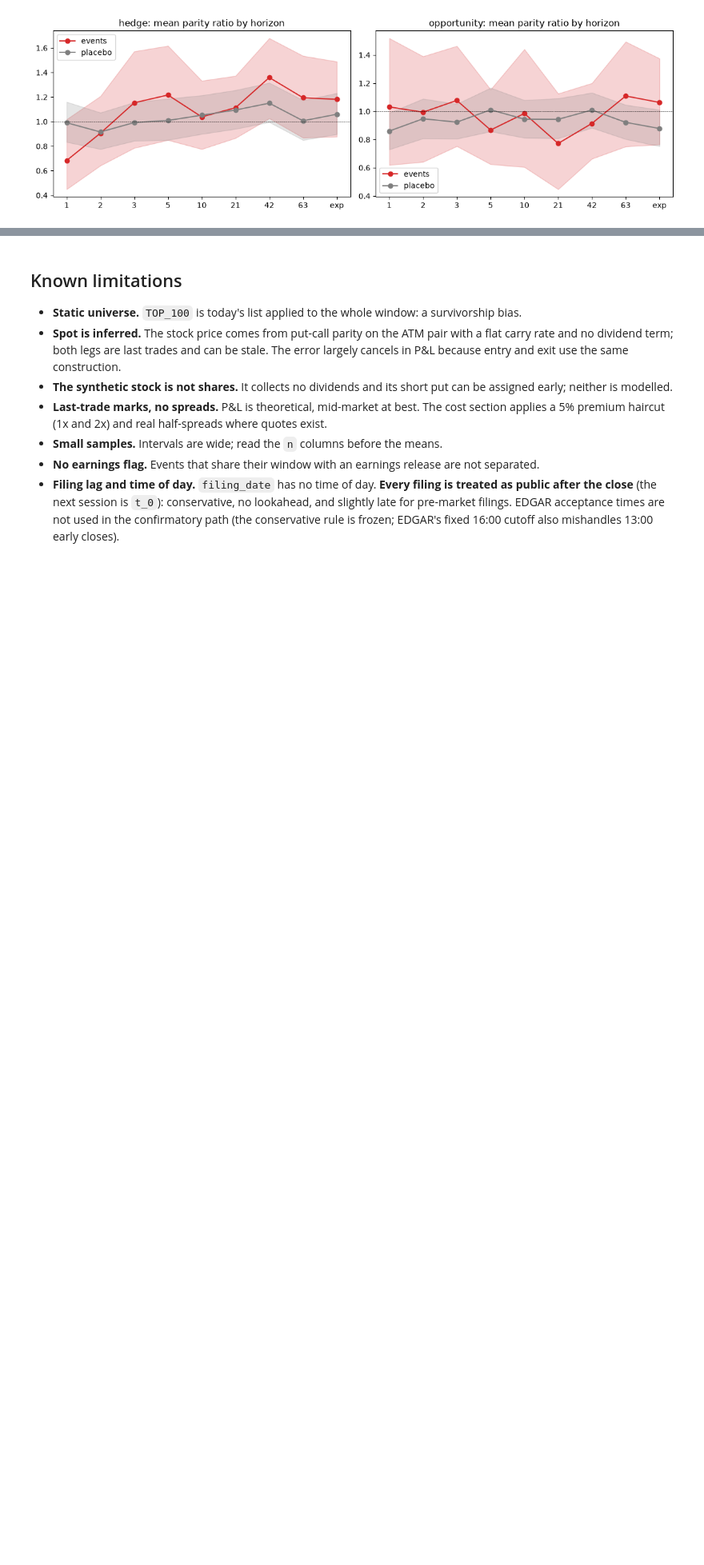
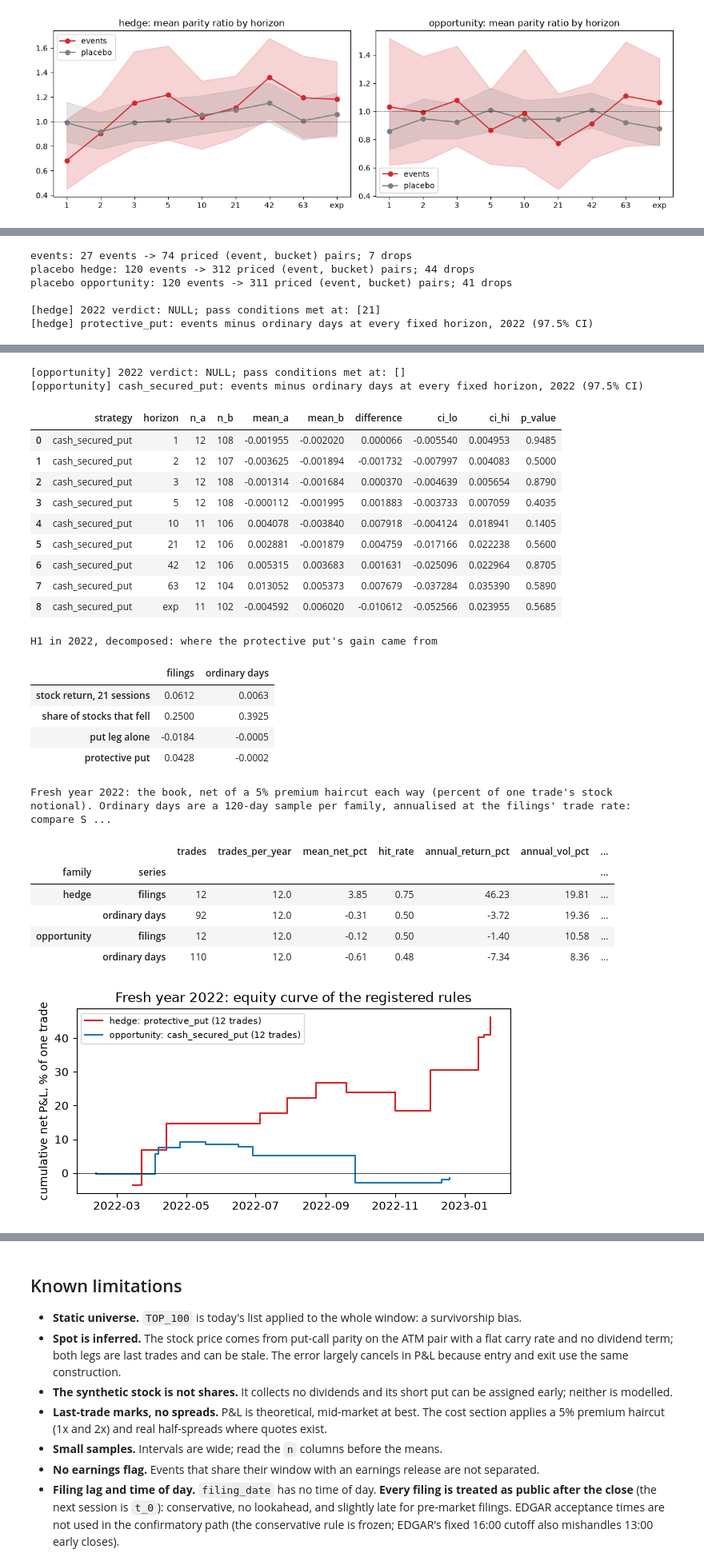
Before and after one commit to theomachado05/polybridge, a Jupyter notebook: research/massive_8k.ipynb, the cells around one changed output, grey strips where cells are left out. Shown at 80% size. Drawn from its saved outputs; the diff is of its cells as text; code cells hidden in the pictures; blank space fills up the shorter version.

```diff
--- a/research/massive_8k.ipynb
+++ b/research/massive_8k.ipynb
@@ -834,0 +696,24 @@ sessions after the filing, on a window with the power to detect a 0.5% edge.
+# %%
+if RUN_OOS:
+    OOS_LAST = pd.Timestamp(OOS_LAST_SESSION)
+    oos = run_family_study(client, cal, cfg, cfg.oos_start, cfg.oos_end, OOS_LAST, user_agent=None, max_workers=MAX_WORKERS)
+    print(f"Out-of-sample window {cfg.oos_start} -> {cfg.oos_end}; last session used for exits {OOS_LAST.date()} (pinned)")
+    for fam in FAMILIES:
+        chk = oos["checks"].get(fam)
+        r_e, r_p = of_family(oos["results"], fam), of_family(oos["placebo_results"], fam)
+        print(f"\n[{fam}] out-of-sample verdict: {verdict(chk)}")
+        if len(r_e) and len(r_p):
+            strat = chk["strategy"] if chk else None
+            show(difference_board(r_e, r_p, cfg, level=cfg.confirmatory_level, strategies=[strat]),
+                 f"[{fam}] {strat}: events minus ordinary days at every fixed horizon (97.5% CI; n < 5 has no interval)")
+            show(decay_table(r_e, cfg), f"[{fam}] parity decay, out-of-sample events")
+        ins = study["checks"].get(fam)
+        if chk is not None and ins is not None:
+            a = ins["pnl"][["horizon", "difference"]].rename(columns={"difference": "edge_in_sample"})
+            b = chk["pnl"][["horizon", "n_a", "difference"]].rename(columns={"n_a": "n_oos", "difference": "edge_oos"})
+            cmp_ = a.merge(b, on="horizon", how="left")
+            cmp_["same_sign"] = np.sign(cmp_.edge_in_sample) == np.sign(cmp_.edge_oos)
+            show(cmp_.set_index("horizon"), f"[{fam}] headline horizons: in-sample vs out-of-sample edge")
+    book_report(oos, 8 / 12, "Out-of-sample Jan-Aug 2026")
+else:
+    print("Out-of-sample not run (RUN_OOS = False). The committed single run is in results/oos/SUMMARY.md.")
@@ -834,0 +801,26 @@ sessions after the filing, on a window with the power to detect a 0.5% edge.
+# %%
+fresh = None if not RUN_FRESH_2022 else run_family_study(client, cal, cfg, "2022-01-01", "2022-12-31", pd.Timestamp("2026-10-02"), user_agent=None, max_workers=MAX_WORKERS)
+for fam in (FAMILIES if fresh is not None else []):
+    chk = fresh["checks"].get(fam)
+    r_e, r_p = of_family(fresh["results"], fam), of_family(fresh["placebo_results"], fam)
+    print(f"\n[{fam}] 2022 verdict: {verdict(chk)}; pass conditions met at: {sorted(set(chk['horizons_pnl_ok']) & set(chk['horizons_ratio_ok']), key=str) if chk else []}")
+    if len(r_e) and len(r_p):
+        show(difference_board(r_e, r_p, cfg, level=cfg.confirmatory_level, strategies=[chk["strategy"]]),
+             f"[{fam}] {chk['strategy']}: events minus ordinary days at every fixed horizon, 2022 (97.5% CI)")
+if fresh is None:
+    print("2022 fresh year not run (RUN_FRESH_2022 = False); the committed run is in results/s27_liquid_8k/.")
+h1 = lambda d: d[(d.family == "hedge") & (d.bucket == cfg.baseline_bucket) & (d.entry == "post") & (d.otm == cfg.otm_pct) & (d.horizon == 21)]
+if fresh is not None:
+  ev, pl = h1(fresh["results"]), h1(fresh["placebo_results"])
+  show(pd.DataFrame({"filings": [ev.realized.mean(), (ev.realized < 0).mean(), (ev.protective_put - ev.stock).mean(), ev.protective_put.mean()],
+                   "ordinary days": [pl.realized.mean(), (pl.realized < 0).mean(), (pl.protective_put - pl.stock).mean(), pl.protective_put.mean()]},
+                  index=["stock return, 21 sessions", "share of stocks that fell", "put leg alone", "protective put"]).round(4),
+     "H1 in 2022, decomposed: where the protective put's gain came from")
+  book_report(fresh, 1.0, "Fresh year 2022")
+# %% [output]
+events: 27 events -> 74 priced (event, bucket) pairs; 7 drops
+placebo hedge: 120 events -> 312 priced (event, bucket) pairs; 44 drops
+placebo opportunity: 120 events -> 311 priced (event, bucket) pairs; 41 drops
+
+[hedge] 2022 verdict: NULL; pass conditions met at: [21]
+[hedge] protective_put: events minus ordinary days at every fixed horizon, 2022 (97.5% CI)
@@ -834,0 +837,26 @@ sessions after the filing, on a window with the power to detect a 0.5% edge.
+[opportunity] 2022 verdict: NULL; pass conditions met at: []
+[opportunity] cash_secured_put: events minus ordinary days at every fixed horizon, 2022 (97.5% CI)
+|  | strategy | horizon | n_a | n_b | mean_a | mean_b | difference | ci_lo | ci_hi | p_value |
+| 0 | cash_secured_put | 1 | 12 | 108 | -0.001955 | -0.002020 | 0.000066 | -0.005540 | 0.004953 | 0.9485 |
+| 1 | cash_secured_put | 2 | 12 | 107 | -0.003625 | -0.001894 | -0.001732 | -0.007997 | 0.004083 | 0.5000 |
+| 2 | cash_secured_put | 3 | 12 | 108 | -0.001314 | -0.001684 | 0.000370 | -0.004639 | 0.005654 | 0.8790 |
+| 3 | cash_secured_put | 5 | 12 | 108 | -0.000112 | -0.001995 | 0.001883 | -0.003733 | 0.007059 | 0.4035 |
+| 4 | cash_secured_put | 10 | 11 | 106 | 0.004078 | -0.003840 | 0.007918 | -0.004124 | 0.018941 | 0.1405 |
+| 5 | cash_secured_put | 21 | 12 | 106 | 0.002881 | -0.001879 | 0.004759 | -0.017166 | 0.022238 | 0.5600 |
+| 6 | cash_secured_put | 42 | 12 | 106 | 0.005315 | 0.003683 | 0.001631 | -0.025096 | 0.022964 | 0.8705 |
+| 7 | cash_secured_put | 63 | 12 | 104 | 0.013052 | 0.005373 | 0.007679 | -0.037284 | 0.035390 | 0.5890 |
+| 8 | cash_secured_put | exp | 11 | 102 | -0.004592 | 0.006020 | -0.010612 | -0.052566 | 0.023955 | 0.5685 |
+H1 in 2022, decomposed: where the protective put's gain came from
+|  | filings | ordinary days |
+| stock return, 21 sessions | 0.0612 | 0.0063 |
+| share of stocks that fell | 0.2500 | 0.3925 |
+| put leg alone | -0.0184 | -0.0005 |
+| protective put | 0.0428 | -0.0002 |
+Fresh year 2022: the book, net of a 5% premium haircut each way (percent of one trade's stock notional). Ordinary days are a 120-day sample per family, annualised at the filings' trade rate: compare S ...
+|  |  | trades | trades_per_year | mean_net_pct | hit_rate | annual_return_pct | annual_vol_pct | ... |
+| family | series |  |  |  |  |  |  | ... |
+| hedge | filings | 12 | 12.0 | 3.85 | 0.75 | 46.23 | 19.81 | ... |
+|  | ordinary days | 92 | 12.0 | -0.31 | 0.50 | -3.72 | 19.36 | ... |
+| opportunity | filings | 12 | 12.0 | -0.12 | 0.50 | -1.40 | 10.58 | ... |
+|  | ordinary days | 110 | 12.0 | -0.61 | 0.48 | -7.34 | 8.36 | ... |
+[figure, added]
```
Also changed, not shown: parts of 52 cells of this notebook, 15 other files.
